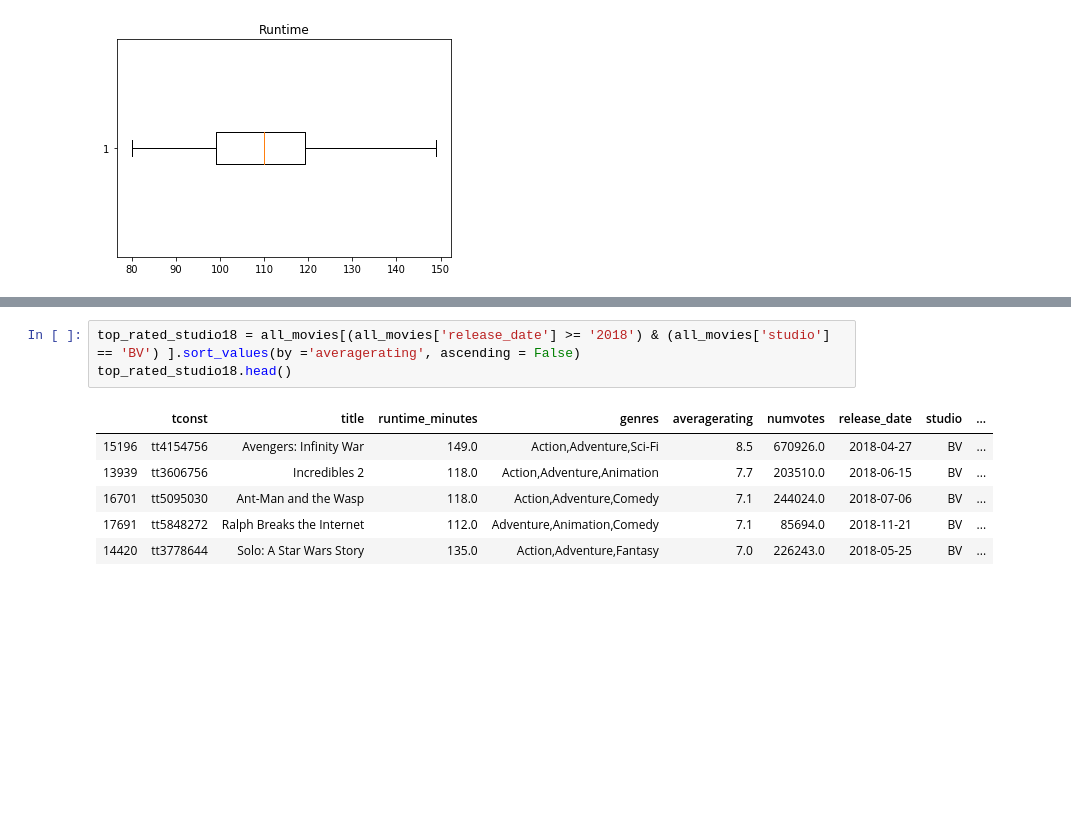
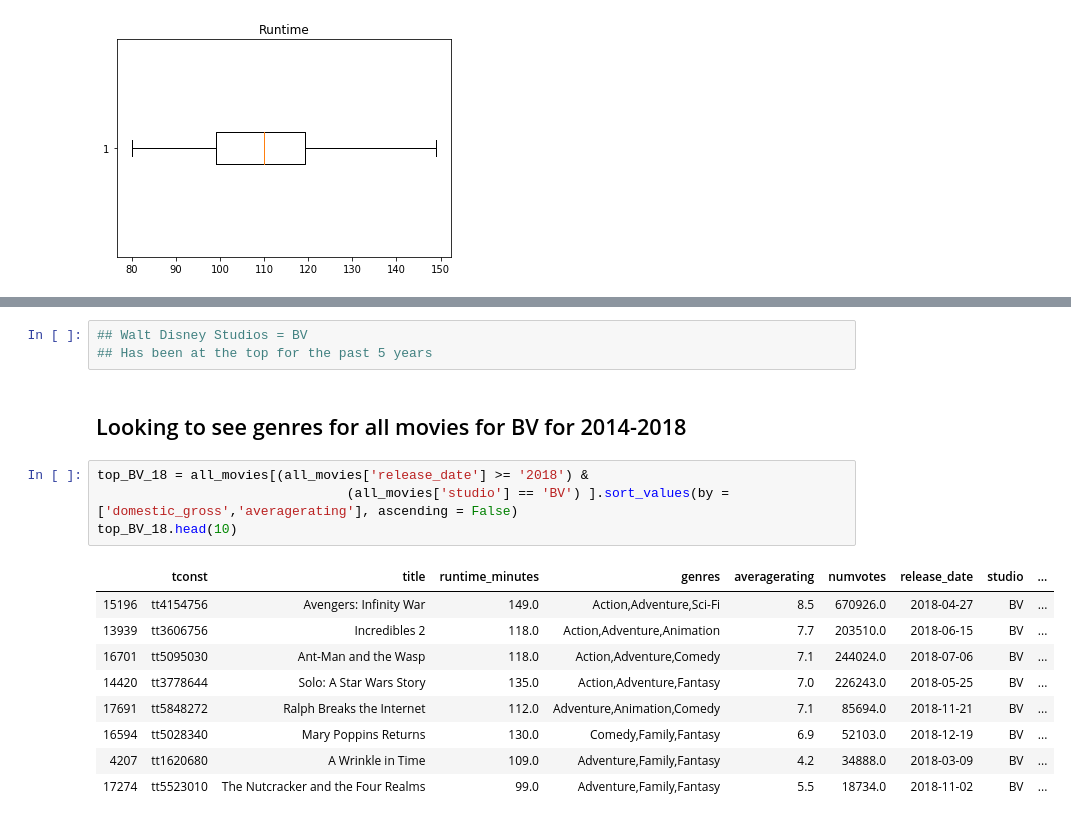
Before and after one commit to psuero1/movie-project, a Jupyter notebook: Data_Visualizations.ipynb, the cells around one changed output, grey strips where cells are left out. Saved outputs shown, nothing was run; the diff lists cells and outputs as text; blank space fills up the shorter version.

```diff
--- a/Data_Visualizations.ipynb
+++ b/Data_Visualizations.ipynb
@@ -164,11 +225,20 @@ ax3.boxplot(top_rated18['runtime_minutes'], vert =False, showfliers = False)
+# %%
+## Walt Disney Studios = BV
+## Has been at the top for the past 5 years
+# %% [markdown]
+## Looking to see genres for all movies for BV for 2014-2018
 # %%
-top_rated_studio18 = all_movies[(all_movies['release_date'] >= '2018') & (all_movies['studio'] == 'BV') ].sort_values(by ='averagerating', ascending = False)
-top_rated_studio18.head()
+top_BV_18 = all_movies[(all_movies['release_date'] >= '2018') &
+                                (all_movies['studio'] == 'BV') ].sort_values(by =['domestic_gross','averagerating'], ascending = False)
+top_BV_18.head(10)
 # %% [output]
 |  | tconst | title | runtime_minutes | genres | averagerating | numvotes | release_date | studio | ... |
 | 15196 | tt4154756 | Avengers: Infinity War | 149.0 | Action,Adventure,Sci-Fi | 8.5 | 670926.0 | 2018-04-27 | BV | ... |
 | 13939 | tt3606756 | Incredibles 2 | 118.0 | Action,Adventure,Animation | 7.7 | 203510.0 | 2018-06-15 | BV | ... |
 | 16701 | tt5095030 | Ant-Man and the Wasp | 118.0 | Action,Adventure,Comedy | 7.1 | 244024.0 | 2018-07-06 | BV | ... |
+| 14420 | tt3778644 | Solo: A Star Wars Story | 135.0 | Action,Adventure,Fantasy | 7.0 | 226243.0 | 2018-05-25 | BV | ... |
 | 17691 | tt5848272 | Ralph Breaks the Internet | 112.0 | Adventure,Animation,Comedy | 7.1 | 85694.0 | 2018-11-21 | BV | ... |
-| 14420 | tt3778644 | Solo: A Star Wars Story | 135.0 | Action,Adventure,Fantasy | 7.0 | 226243.0 | 2018-05-25 | BV | ... |
+| 16594 | tt5028340 | Mary Poppins Returns | 130.0 | Comedy,Family,Fantasy | 6.9 | 52103.0 | 2018-12-19 | BV | ... |
+| 4207 | tt1620680 | A Wrinkle in Time | 109.0 | Adventure,Family,Fantasy | 4.2 | 34888.0 | 2018-03-09 | BV | ... |
+| 17274 | tt5523010 | The Nutcracker and the Four Realms | 99.0 | Adventure,Family,Fantasy | 5.5 | 18734.0 | 2018-11-02 | BV | ... |
 # %%
```
Also changed, not shown: parts of 14 cells of this notebook, 8 other files.
